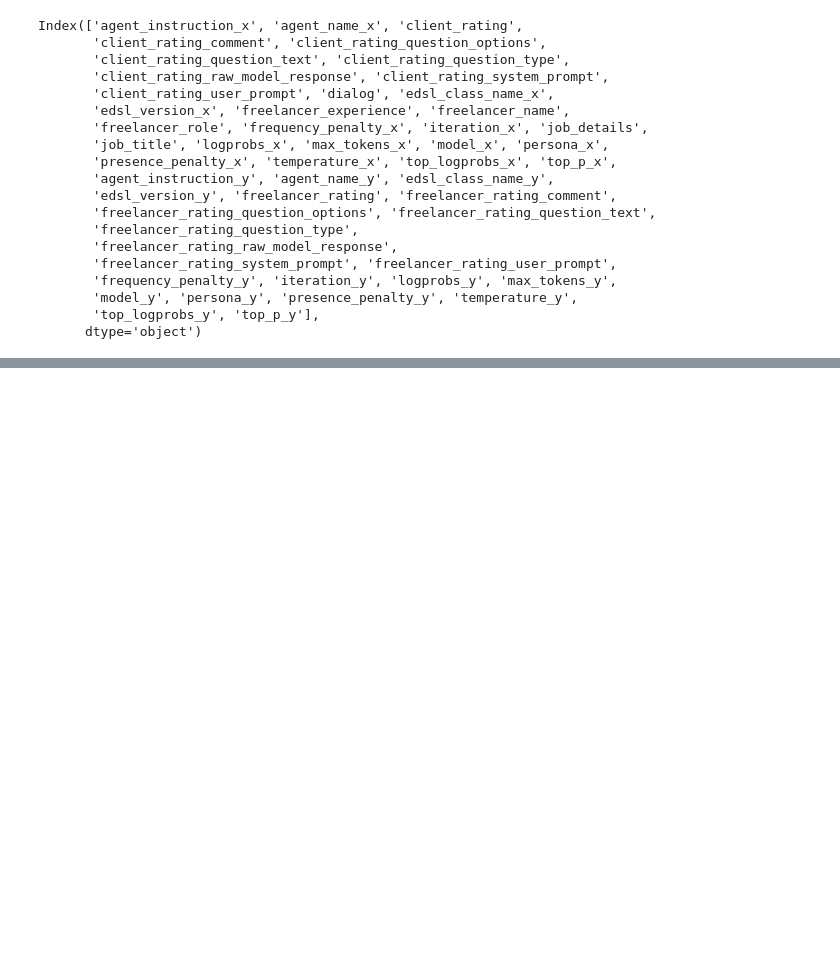
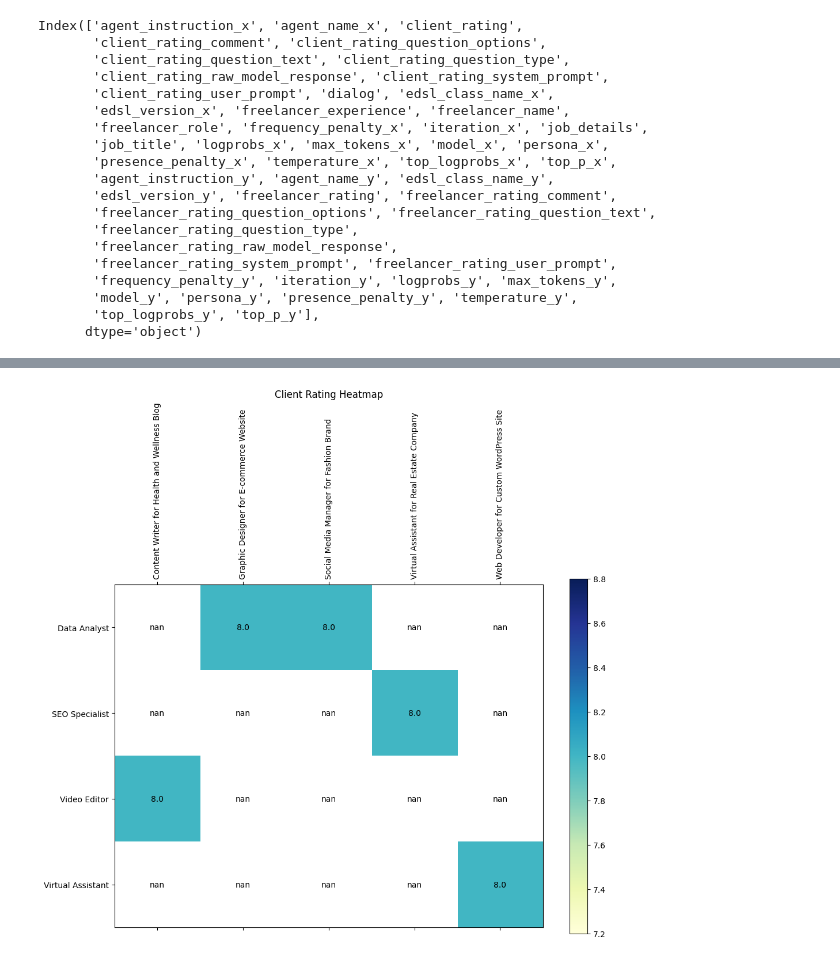
Before and after one commit to expectedparrot/edsl, a Jupyter notebook: docs/notebooks/hiring_interviews.ipynb, the cells around one changed output, grey strips where cells are left out. Cells and saved outputs as stored; diff of their text form; code cells hidden in the pictures; blank space fills up the shorter version.

```diff
--- a/docs/notebooks/hiring_interviews.ipynb
+++ b/docs/notebooks/hiring_interviews.ipynb
@@ -339,0 +349,26 @@ deferred acceptance algorithm
+# %%
+# Heatmap for client_rating vs job_title and freelancer_role
+client_rating_matrix = df_combined.pivot_table(index='freelancer_role', columns='job_title', values='client_rating')
+
+fig, ax = plt.subplots(figsize=(12, 8))
+cax = ax.matshow(client_rating_matrix, cmap="YlGnBu")
+fig.colorbar(cax)
+
+# Set ticks and labels
+ax.set_xticks(np.arange(len(client_rating_matrix.columns)))
+ax.set_yticks(np.arange(len(client_rating_matrix.index)))
+ax.set_xticklabels(client_rating_matrix.columns)
+ax.set_yticklabels(client_rating_matrix.index)
+
+# Rotate the x labels for better readability
+plt.xticks(rotation=90)
+
+# Annotate the heatmap
+for i in range(client_rating_matrix.shape[0]):
+    for j in range(client_rating_matrix.shape[1]):
+        ax.text(j, i, f'{client_rating_matrix.iloc[i, j]:.1f}', ha='center', va='center')
+
+plt.title('Client Rating Heatmap')
+plt.show()
+# %% [output]
+[figure, added]
```
Also changed, not shown: parts of 11 cells of this notebook.
